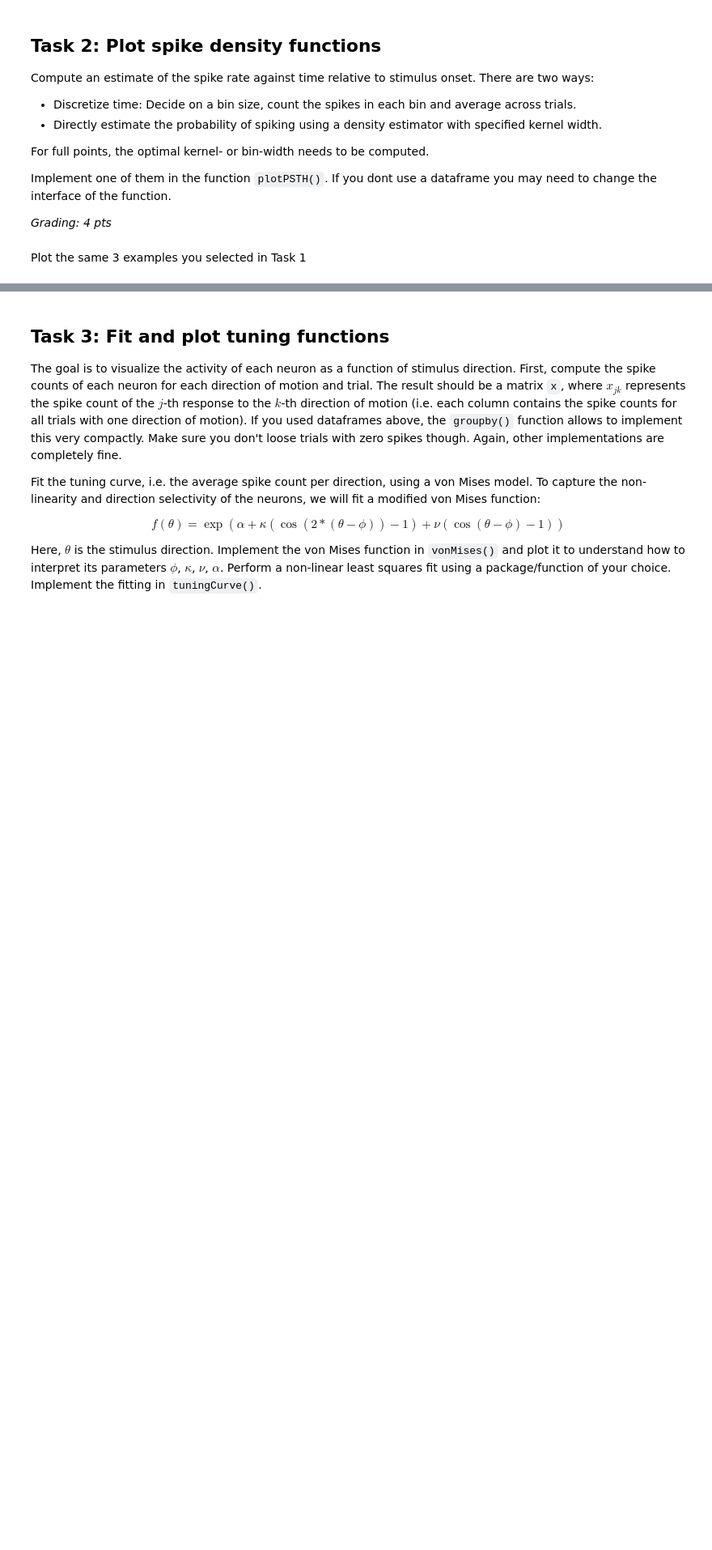
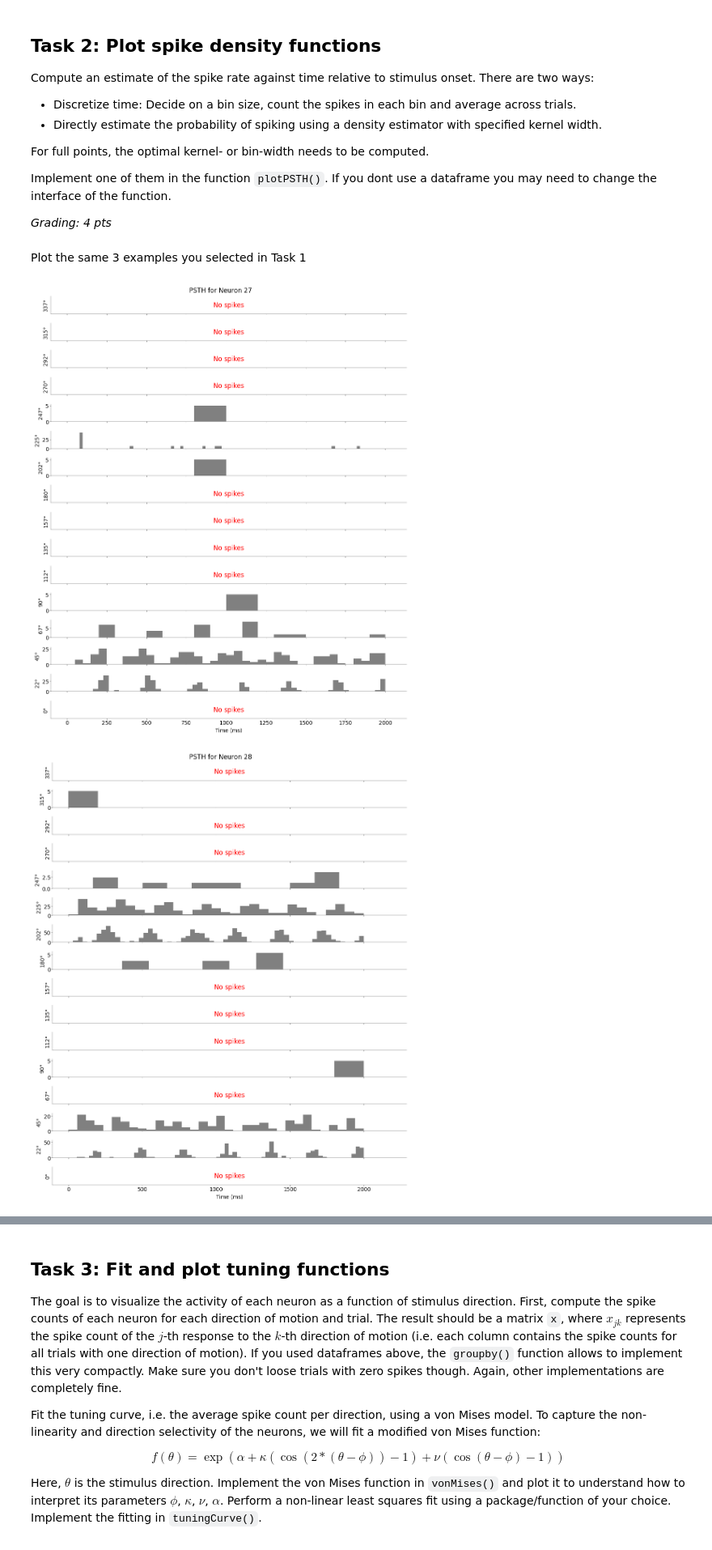
Before and after one commit to Akseli-Ilmanen/NDS_homework, a Jupyter notebook: notebooks/MD_CodingLab4.ipynb, the cells around one changed output, grey strips where cells are left out. Shown: that part at 81% size. Saved outputs shown, nothing was run; the diff lists cells and outputs as text; code cells hidden in the pictures; blank space fills up the shorter version.

```diff
--- a/notebooks/MD_CodingLab4.ipynb
+++ b/notebooks/MD_CodingLab4.ipynb
@@ -232,0 +210,41 @@ def plotPSTH(spikes: pd.DataFrame, neuron: int):
+# %%
+# Get the optimal bin width using Shimazaki & Shinomoto's error function (Slide 15)
+def optimal_bin_width(spike_times, T, n_bins_range=range(10, 200)):
+    costs = []  # Store error cost values for each candidate bin width
+    bin_widths = []  # Store the corresponding bin widths
+
+    # Try to concatenate all spike times across trials into one flat array
+    try:
+        all_spikes = np.concatenate(spike_times)
+    except ValueError:
+        # If no spikes present, return a fallback bin width (e.g., 100 ms bins)
+        return T / 20
+
+    # Loop over a range of candidate bin counts
+    for nb in n_bins_range:
+        # Divide the time window T into 'nb' equal-width bins
+        bins = np.linspace(0, T, nb + 1)
+
+        # Count how many spikes fall into each bin
+        counts, _ = np.histogram(all_spikes, bins=bins)
+
+        # Compute average spike count per bin (𝑘̄ in slide 15)
+        k_bar = np.mean(counts)
+
+        # Compute variance of spike counts across bins (v in slide 15)
+        v = np.var(counts)
+
+        # Compute bin width Δ
+        delta = T / nb
+
+        # cost function (Shimazaki & Shinomoto 2007):
+        # Cn(Δ) = (2 * 𝑘̄ - v) / Δ²
+        # This approximates the tradeoff between bias and variance
+        cost = (2 * k_bar - v) / (delta**2)
+
+        # Store results
+        costs.append(cost)
+        bin_widths.append(delta)
+
+    # Return the bin width that minimizes the cost function
+    return bin_widths[np.argmin(costs)]
@@ -233,2 +341,9 @@ def plotPSTH(spikes: pd.DataFrame, neuron: int):
 # %% [markdown]
 Plot the same 3 examples you selected in Task 1
+# %%
+plotPSTH(spikes, 27)
+plotPSTH(spikes, 28)
+plotPSTH(spikes, 11)
+# %% [output]
+[figure, added]
+[figure, added]
```
Also changed, not shown: parts of 5 cells of this notebook.
